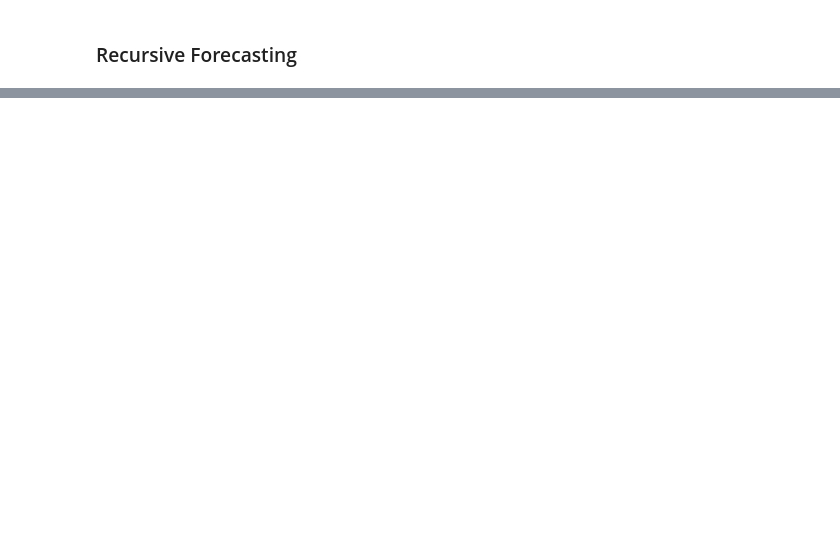
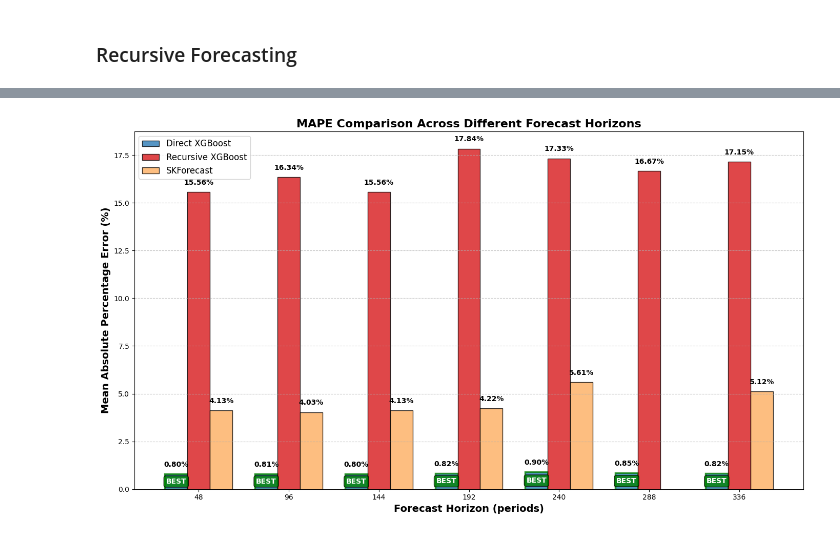
Before and after one commit to ronshrb/electricity-consumption, a Jupyter notebook: DS_Course.ipynb, the cells around one changed output, grey strips where cells are left out. Saved outputs shown, nothing was run; the diff lists cells and outputs as text; code cells hidden in the pictures; blank space fills up the shorter version.

```diff
--- a/DS_Course.ipynb
+++ b/DS_Course.ipynb
@@ -1163,0 +968,20 @@ The results highlight the trade-offs between these approaches and provide insigh
+# %%
+date_windows = [
+    '2018-03-15',  # March 2018
+    '2018-07-01',  # July 2018
+    '2018-11-20',  # November 2018
+    '2019-03-05',  # March 2019
+    '2019-07-18',  # July 2019
+    '2019-12-10',  # December 2019
+    '2020-04-22',  # April 2020
+    '2020-08-15',  # August 2020
+    '2020-12-01',  # December 2020
+    '2021-04-15',  # April 2021
+    '2021-09-10',  # September 2021
+    '2022-01-20',  # January 2022
+    '2022-06-15',  # June 2022
+    '2022-10-05',  # October 2022
+    '2023-02-12',  # February 2023
+    '2023-06-30',  # June 2023
+    '2023-10-15',  # October 2023
+]
@@ -1163,0 +1050,72 @@ The results highlight the trade-offs between these approaches and provide insigh
+# %%
+# Create a grouped bar chart to compare MAPE across different horizons and models
+
+# Extract MAPE values for each model and horizon
+horizons = sorted(all_horizon_results.keys())
+model_names = ['Direct XGBoost', 'Recursive XGBoost', 'SKForecast']
+
+# Create lists to store MAPE values
+direct_mapes = [all_horizon_results[h]['direct']['mape'] for h in horizons]
+recursive_mapes = [all_horizon_results[h]['recursive']['mape'] for h in horizons]
+skforecast_mapes = [all_horizon_results[h]['skforecast']['mape'] for h in horizons]
+
+# Set up the plot
+plt.figure(figsize=(14, 8))
+
+# Set width of bars
+bar_width = 0.25
+
+# Set positions of bars on X axis
+r1 = np.arange(len(horizons))
+r2 = [x + bar_width for x in r1]
+r3 = [x + bar_width for x in r2]
+
+# Create bars
+bars1 = plt.bar(r1, direct_mapes, width=bar_width, label='Direct XGBoost', color='#2C7BB6', edgecolor='black', alpha=0.8)
+bars2 = plt.bar(r2, recursive_mapes, width=bar_width, label='Recursive XGBoost', color='#D7191C', edgecolor='black', alpha=0.8)
+bars3 = plt.bar(r3, skforecast_mapes, width=bar_width, label='SKForecast', color='#FDAE61', edgecolor='black', alpha=0.8)
+
+# Add values on top of bars
+def add_labels(bars):
+    for bar in bars:
+        height = bar.get_height()
+        plt.text(bar.get_x() + bar.get_width()/2., height + 0.3,
+                f'{height:.2f}%', ha='center', va='bottom', fontweight='bold')
+
+add_labels(bars1)
+add_labels(bars2)
+add_labels(bars3)
+
+# Add labels and title
+plt.xlabel('Forecast Horizon (periods)', fontsize=14, fontweight='bold')
+plt.ylabel('Mean Absolute Percentage Error (%)', fontsize=14, fontweight='bold')
+plt.title('MAPE Comparison Across Different Forecast Horizons', fontsize=16, fontweight='bold')
+plt.xticks([r + bar_width for r in range(len(horizons))], horizons)
+plt.legend(fontsize=12)
+
+# Add grid
+plt.grid(axis='y', linestyle='--', alpha=0.7)
+
+# Highlight the best model for each horizon
+for i, horizon in enumerate(horizons):
+    # Get MAPE values for this horizon
+    h_mapes = [direct_mapes[i], recursive_mapes[i], skforecast_mapes[i]]
+    best_idx = h_mapes.index(min(h_mapes))
+
+    # Determine which bar to highlight
+    bars = [bars1[i], bars2[i], bars3[i]]
+    best_bar = bars[best_idx]
+
+    # Highlight the best bar
+    best_bar.set_edgecolor('green')
+    best_bar.set_linewidth(2.5)
+
+    # Add a text annotation
+    plt.text(best_bar.get_x() + best_bar.get_width()/2., best_bar.get_height()/2.,
+            'BEST', ha='center', va='center', fontweight='bold', color='white',
+            bbox=dict(facecolor='green', alpha=0.8, boxstyle='round,pad=0.3'))
+
+plt.tight_layout()
+plt.show()
+# %% [output]
+[figure, added]
```
Also changed, not shown: parts of 66 cells of this notebook, 1 other file.
